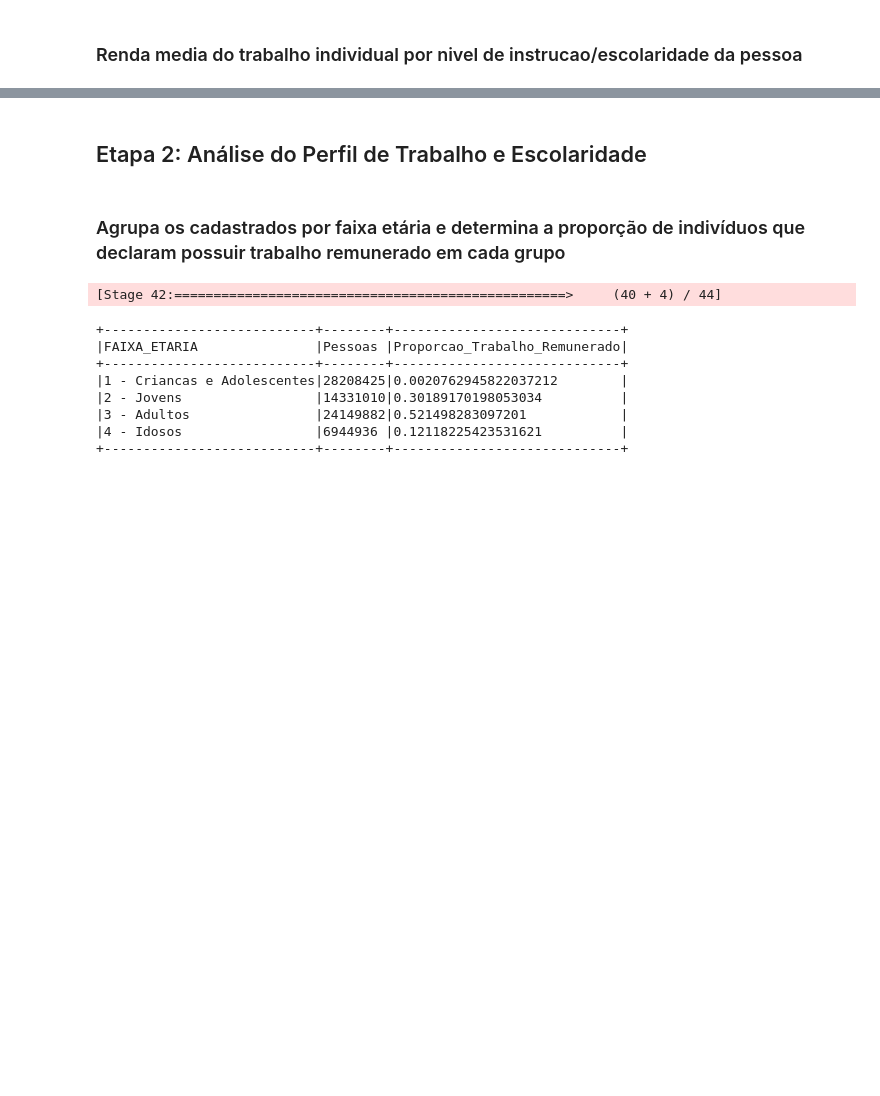
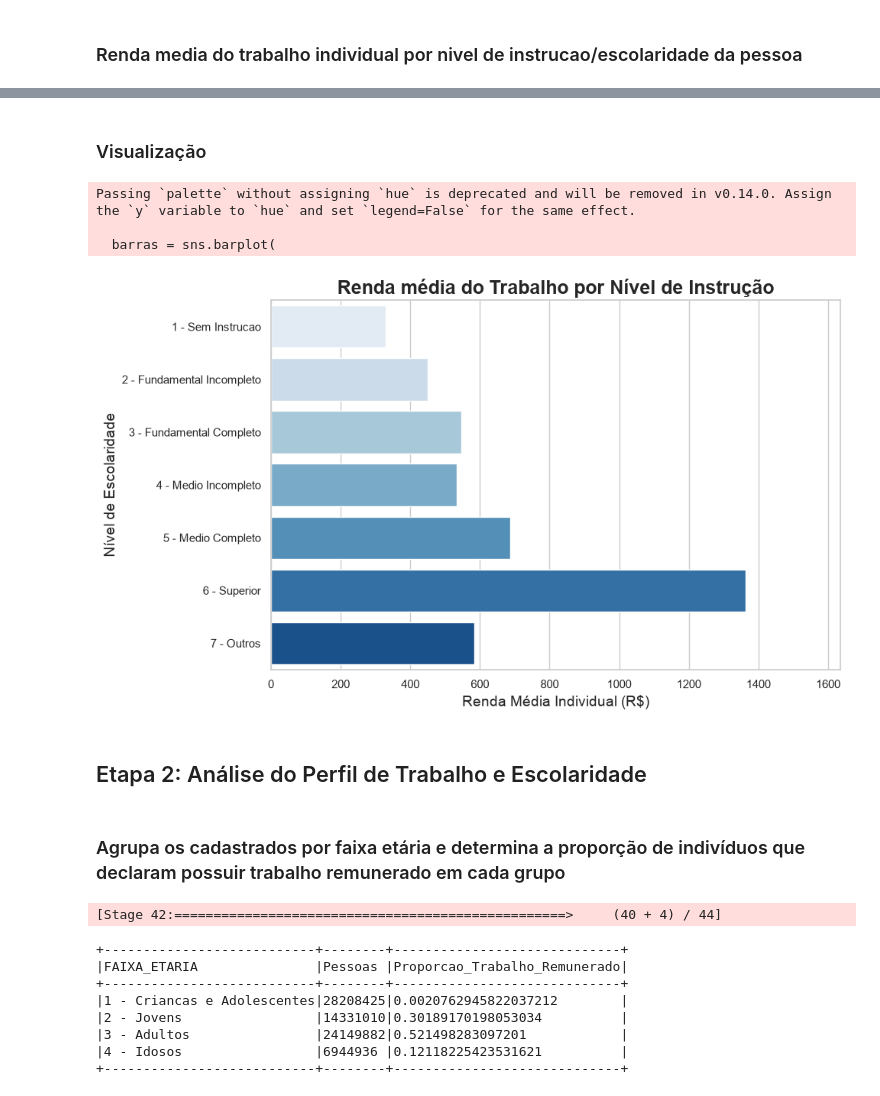
Before and after one commit to Voamorim/TecnologiasDataScience, a Jupyter notebook: PandasIBGE/main.ipynb, the cells around one changed output, grey strips where cells are left out. Saved outputs shown, nothing was run; the diff lists cells and outputs as text; code cells hidden in the pictures; blank space fills up the shorter version.

```diff
--- a/PandasIBGE/main.ipynb
+++ b/PandasIBGE/main.ipynb
@@ -183,6 +263,36 @@ renda_por_escolaridade.show(truncate=False)
 |6 - Superior              |1362.6053217372053|415541    |
 |7 - Outros                |583.4048111141527 |730600    |
 +--------------------------+------------------+----------+
+# %% [markdown]
+### Visualização
+# %%
+df_escolaridade = renda_por_escolaridade.toPandas()
+# %%
+sns.set_theme(style='whitegrid')
+fig, ax = plt.subplots(figsize=(10, 6))
+
+paleta = sns.color_palette('Blues_r', n_colors=len(df_escolaridade))[::-1]
+
+barras = sns.barplot(
+    data=df_escolaridade,
+    x="Renda_Media",
+    y="NIVEL_ESCOLARIDADE",
+    palette=paleta,
+    ax=ax
+)
+
+ax.set_title("Renda média do Trabalho por Nível de Instrução", fontsize=18, weight='bold')
+ax.set_xlabel("Renda Média Individual (R$)", fontsize=14)
+ax.set_ylabel("Nível de Escolaridade", fontsize=14)
+ax.set_xlim(0, df_escolaridade["Renda_Media"].max() * 1.2)
+
+plt.tight_layout()
+plt.show()
+# %% [output]
+Passing `palette` without assigning `hue` is deprecated and will be removed in v0.14.0. Assign the `y` variable to `hue` and set `legend=False` for the same effect.
+
+  barras = sns.barplot(
+[figure, added]
 # %% [markdown]
 ## Etapa 2: Análise do Perfil de Trabalho e Escolaridade
 # %% [markdown]
```
Also changed, not shown: parts of 15 cells of this notebook.
